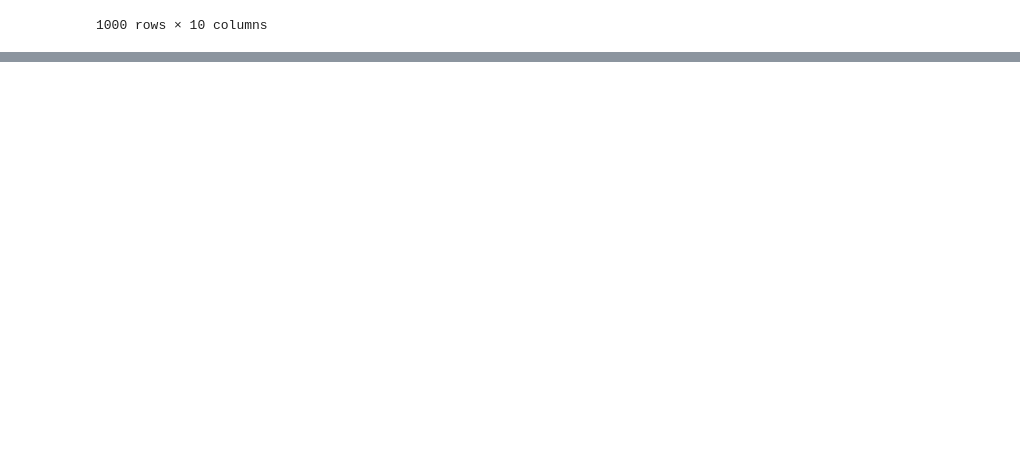
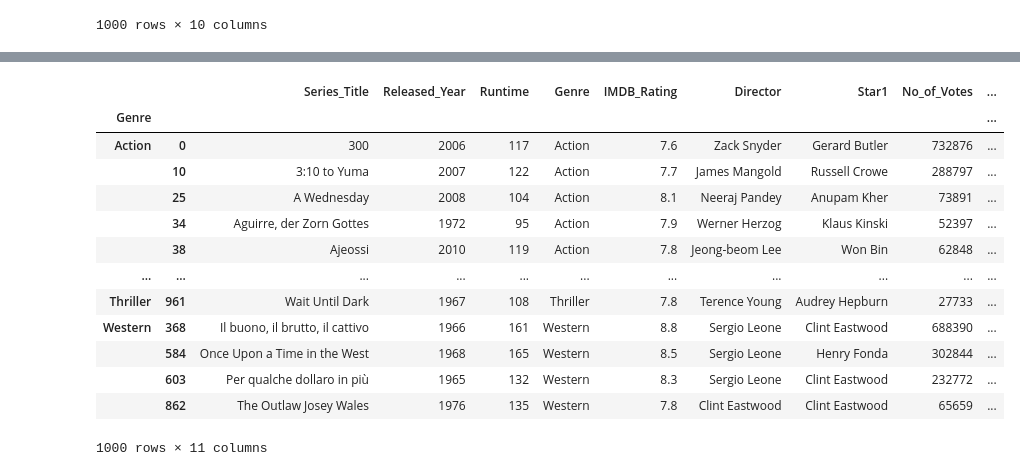
Before and after one commit to swayam-learning/prep, a Jupyter notebook: pandas_groupby.ipynb, the cells around one changed output, grey strips where cells are left out. Saved outputs shown, nothing was run; the diff lists cells and outputs as text; code cells hidden in the pictures; blank space fills up the shorter version.

```diff
--- a/pandas4.ipynb
+++ b/pandas_groupby.ipynb
@@ -477,0 +538,24 @@ genre.apply(rank_movie,include_groups=False)
+# %%
+def normalized(df):
+    if 'IMDB_Rating' in df.columns:
+        df["Normalized_Rating"] = (df["IMDB_Rating"] - df["IMDB_Rating"].min()) / (df["IMDB_Rating"].max() - df["IMDB_Rating"].min())
+        return df
+    else:
+        raise ValueError("IMDB_Rating column is not present in the DataFrame")
+# %%
+genre.apply(normalized)
+# %% [output]
+|  |  | Series_Title | Released_Year | Runtime | Genre | IMDB_Rating | Director | Star1 | No_of_Votes | ... |
+| Genre |  |  |  |  |  |  |  |  |  | ... |
+| Action | 0 | 300 | 2006 | 117 | Action | 7.6 | Zack Snyder | Gerard Butler | 732876 | ... |
+|  | 10 | 3:10 to Yuma | 2007 | 122 | Action | 7.7 | James Mangold | Russell Crowe | 288797 | ... |
+|  | 25 | A Wednesday | 2008 | 104 | Action | 8.1 | Neeraj Pandey | Anupam Kher | 73891 | ... |
+|  | 34 | Aguirre, der Zorn Gottes | 1972 | 95 | Action | 7.9 | Werner Herzog | Klaus Kinski | 52397 | ... |
+|  | 38 | Ajeossi | 2010 | 119 | Action | 7.8 | Jeong-beom Lee | Won Bin | 62848 | ... |
+| ... | ... | ... | ... | ... | ... | ... | ... | ... | ... | ... |
+| Thriller | 961 | Wait Until Dark | 1967 | 108 | Thriller | 7.8 | Terence Young | Audrey Hepburn | 27733 | ... |
+| Western | 368 | Il buono, il brutto, il cattivo | 1966 | 161 | Western | 8.8 | Sergio Leone | Clint Eastwood | 688390 | ... |
+|  | 584 | Once Upon a Time in the West | 1968 | 165 | Western | 8.5 | Sergio Leone | Henry Fonda | 302844 | ... |
+|  | 603 | Per qualche dollaro in più | 1965 | 132 | Western | 8.3 | Sergio Leone | Clint Eastwood | 232772 | ... |
+|  | 862 | The Outlaw Josey Wales | 1976 | 135 | Western | 7.8 | Clint Eastwood | Clint Eastwood | 65659 | ... |
+1000 rows × 11 columns
```
Also changed, not shown: parts of 22 cells of this notebook, 2 other files.
